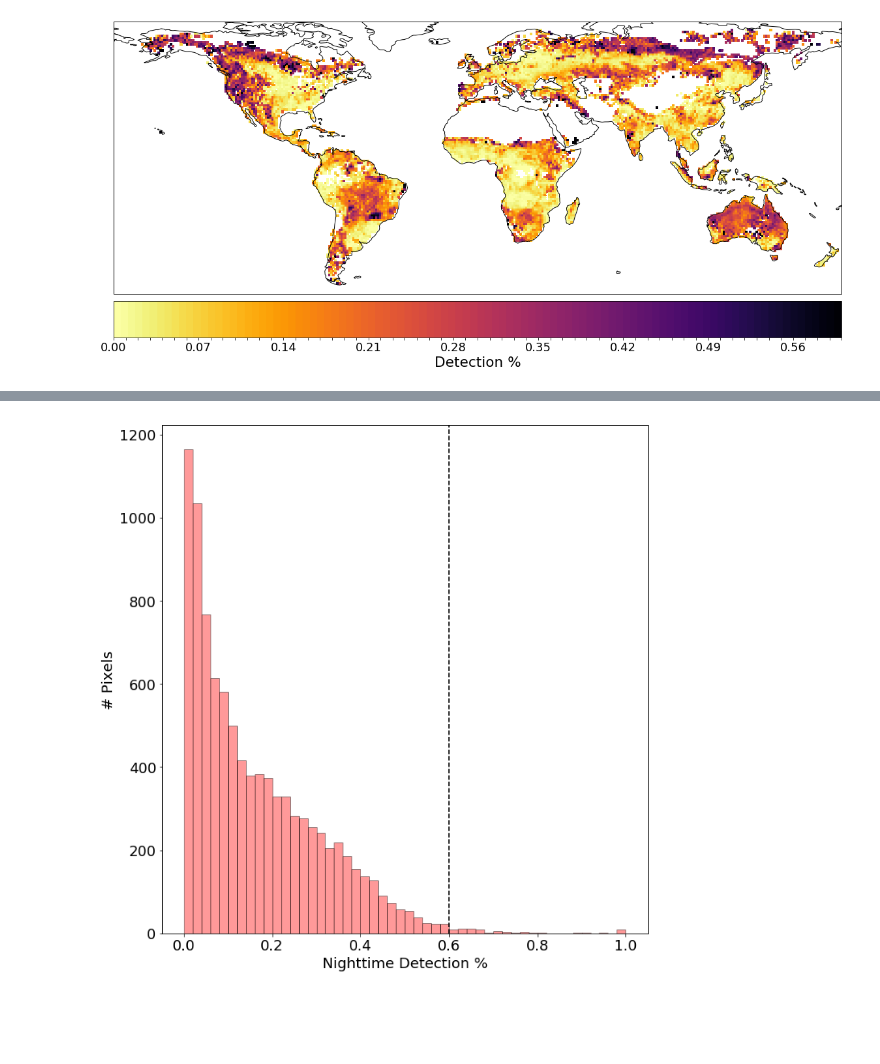
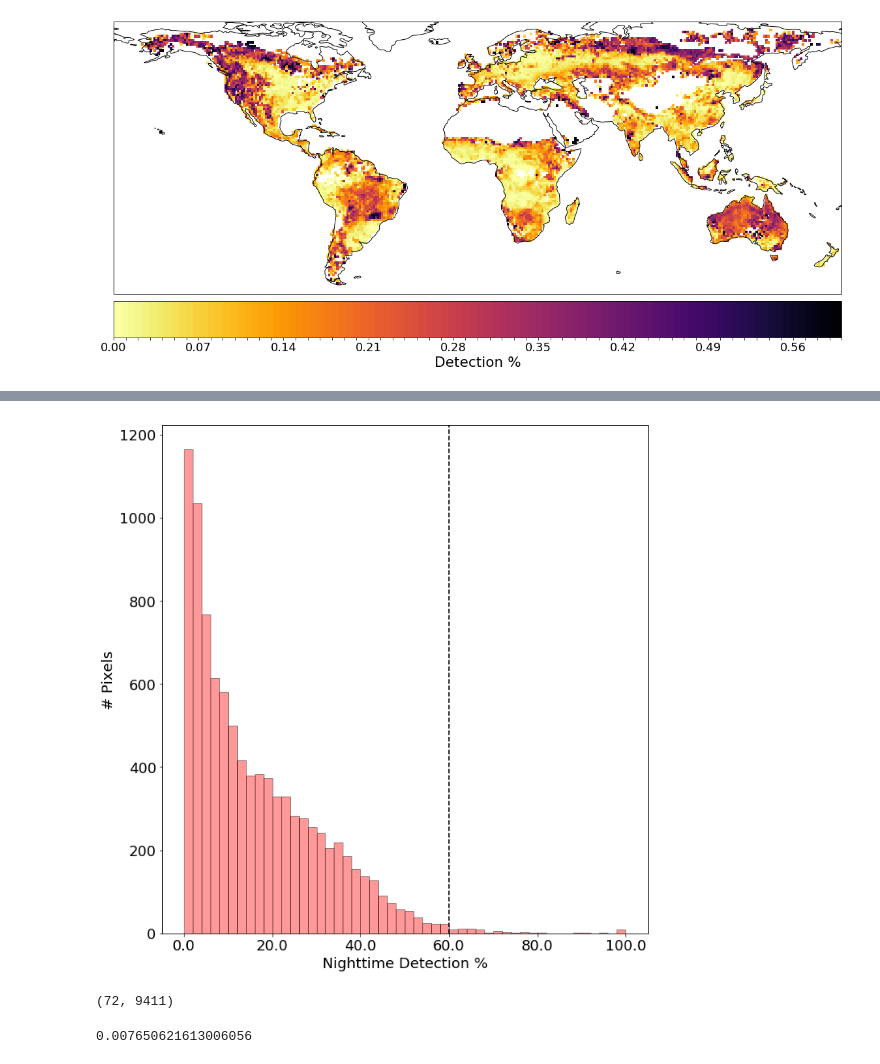
Before and after one commit to earthlab/night_fire, a Jupyter notebook: notebooks/OP-C_percent-night-fire-aggregate.ipynb, the cells around one changed output, grey strips where cells are left out. Drawn from its saved outputs; the diff is of its cells as text; code cells hidden in the pictures; blank space fills up the shorter version.

```diff
--- a/notebooks/OP-C_percent-night-fire-aggregate.ipynb
+++ b/notebooks/OP-C_percent-night-fire-aggregate.ipynb
@@ -584,11 +658,26 @@ plt.show()
 # %%
-plt.hist(xdata_gl.values.ravel(), bins=50, alpha=0.4, edgecolor='k', facecolor='r')
-plt.xlabel('Nighttime Detection %')
-plt.ylabel('# Pixels')
-plt.axvline(0.6, 0, 1200, c='k', linestyle='--')
+fig, ax = plt.subplots()
+histbins = ax.hist(xdata_gl.values.ravel(), bins=50, alpha=0.4, edgecolor='k', facecolor='r')
+ax.set_xlabel('Nighttime Detection %')
+ax.set_ylabel('# Pixels')
+ax.axvline(0.6, 0, 1200, c='k', linestyle='--')
+
+# run these next 2 lines in a different cell if there is an error..
+new_xticks=['{0:.1f}'.format(float(t.get_text())*100) for t in xticks[1:]]
+new_xticks = [xticks[0].get_text()] + new_xticks
+
+ax.set_xticklabels(new_xticks)
 
 plt.tight_layout()
 plt.savefig(f'C:/users/jomc9287/desktop/nighttime_det_perc_threshold.png')
 plt.show()
 # %% [output]
-[figure, old version]
+[figure, new version]
+# %%
+xdata_gl.values[xdata_gl.values > 0.6].size, xdata_gl.values[~np.isnan(xdata_gl.values)].size
+# %% [output]
+(72, 9411)
+# %%
+72/9411
+# %% [output]
+0.007650621613006056
```
Also changed, not shown: parts of 4 cells of this notebook.
